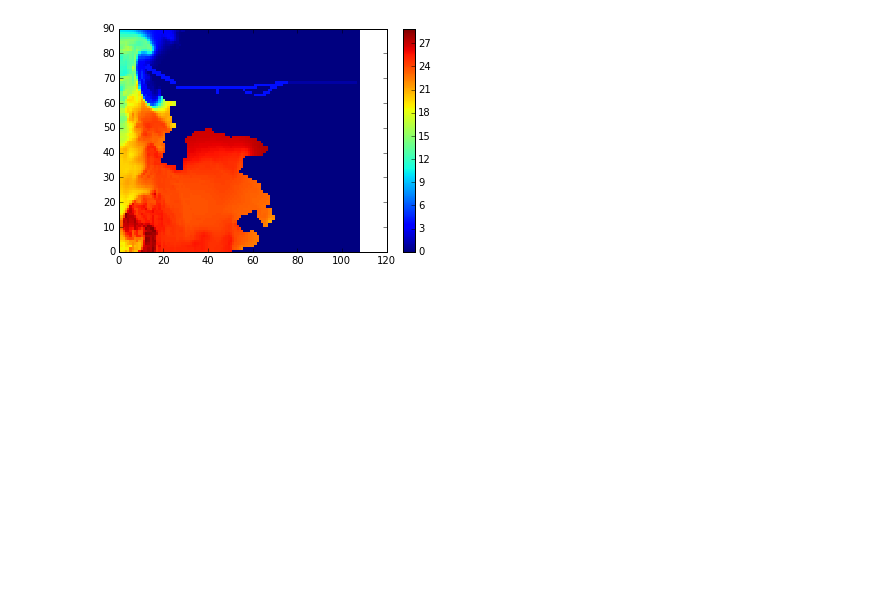
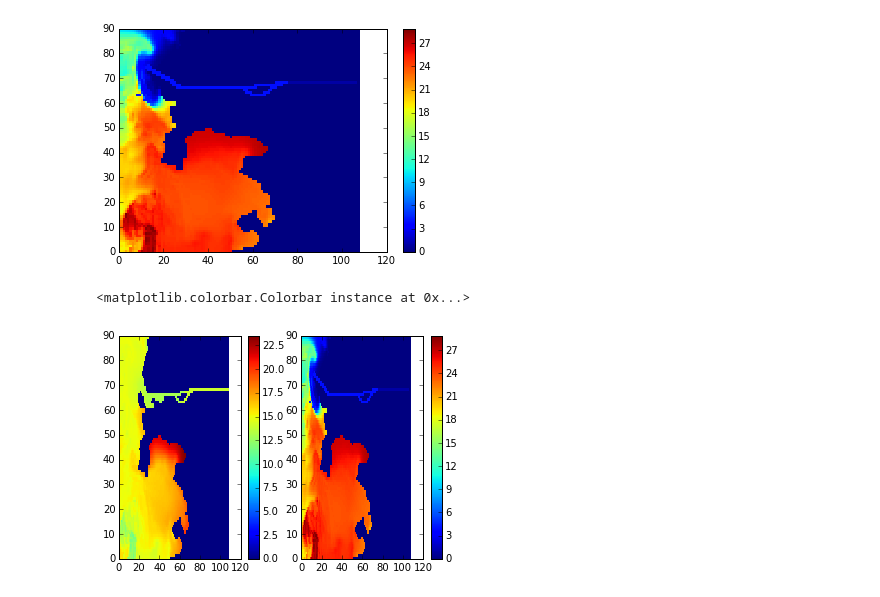
Before and after one commit to SalishSeaCast/analysis, a Jupyter notebook: jie/Smooth bathymetry & Create New TS file .ipynb, the cells around one changed output. Cells and saved outputs as stored; diff of their text form; code cells hidden in the pictures; blank space fills up the shorter version.

```diff
--- a/jie/Smooth bathymetry & Create New TS file .ipynb
+++ b/jie/Smooth bathymetry & Create New TS file .ipynb
@@ -244,15 +244,15 @@ vosaline[0, k : k + 4, i -2, j -7: j -4] = 4.
 vosaline[0, k : k + 4, i -1,j -14:j -1] = 4.#(417, 351:363)..  ..
 vosaline[0, k : k + 4, i - 4, j - 18: j - 15] = 4.## for (414, 347:349)( 414, 355:357).. ..
 vosaline[0, k : k + 4, i - 4, j - 10: j - 7] = 4.
-vosaline[0, k : k + 4, i - 5,j - 14:j - 9]=4.## for (413, 351:355)
-vosaline[0, k : k + 4, i - 3, j  - 19] = 4.## for (415, 346, 357, 358).. ..
+vosaline[0, k : k + 4, i - 5,j - 16:j- 9]=4.## for (413, 349:355)
+vosaline[0, k : k + 4, i - 3, j  - 19:j-17] = 4.#(415, 346, 347, 357, 358).. ..
 vosaline[0, k : k + 4, i - 3, j  - 8: j - 6] = 4.
 vosaline[0, k : k + 4, i , j -5 : j +1] = 4.#for(418,360:365) .. ..
 vosaline[0, k : k + 4, i , j +1: j + 32]=1.# (418, 366:397)  .. after New Westminster
 vosaline[0, k : , i , j + 32] = 0
 # %%
 ## make original salinity of freshwater source point as 4
-vosaline[0, 0:4 , 414: 417, 334] = 4.
+vosaline[0, 0:4 , 416, 334] = 4.
 # %%
 ## modify damp salinity values
 k = 0; i = 425; j = 302; d = 4.
@@ -264,7 +264,7 @@ vosaline[0, k: k +4, i-4, j+5:j+9] = d
 vosaline[0, k: k +4, i-5, j+7:j+11] = d
 vosaline[0, k: k +4, i-6, j+9:j+13] = d
 vosaline[0, k: k +4, i-7, j+11:j+14] = d
-vosaline[0, k: k +4, k-8, j+12:j+16] = d
+vosaline[0, k: k +4, i-8, j+12:j+16] = d
 # %%
 ## modify salinity values of straight channel connect damp and further extended channel
 k = 0; i = 416; j = 317; d= 4.
@@ -276,3 +276,13 @@ plt.colorbar()
 # %% [output]
 <matplotlib.colorbar.Colorbar instance at 0x...>
 [figure]
+# %%
+plt.subplot(1, 2, 1)
+plt.pcolormesh(votemper[0,0, 350: 440, 290 : 398])
+plt.colorbar()
+plt.subplot(1, 2, 2)
+plt.pcolormesh(vosaline[0,0, 350: 440, 290 : 398])
+plt.colorbar()
+# %% [output]
+<matplotlib.colorbar.Colorbar instance at 0x...>
+[figure, added]
```
Also changed, not shown: parts of 2 cells of this notebook.
